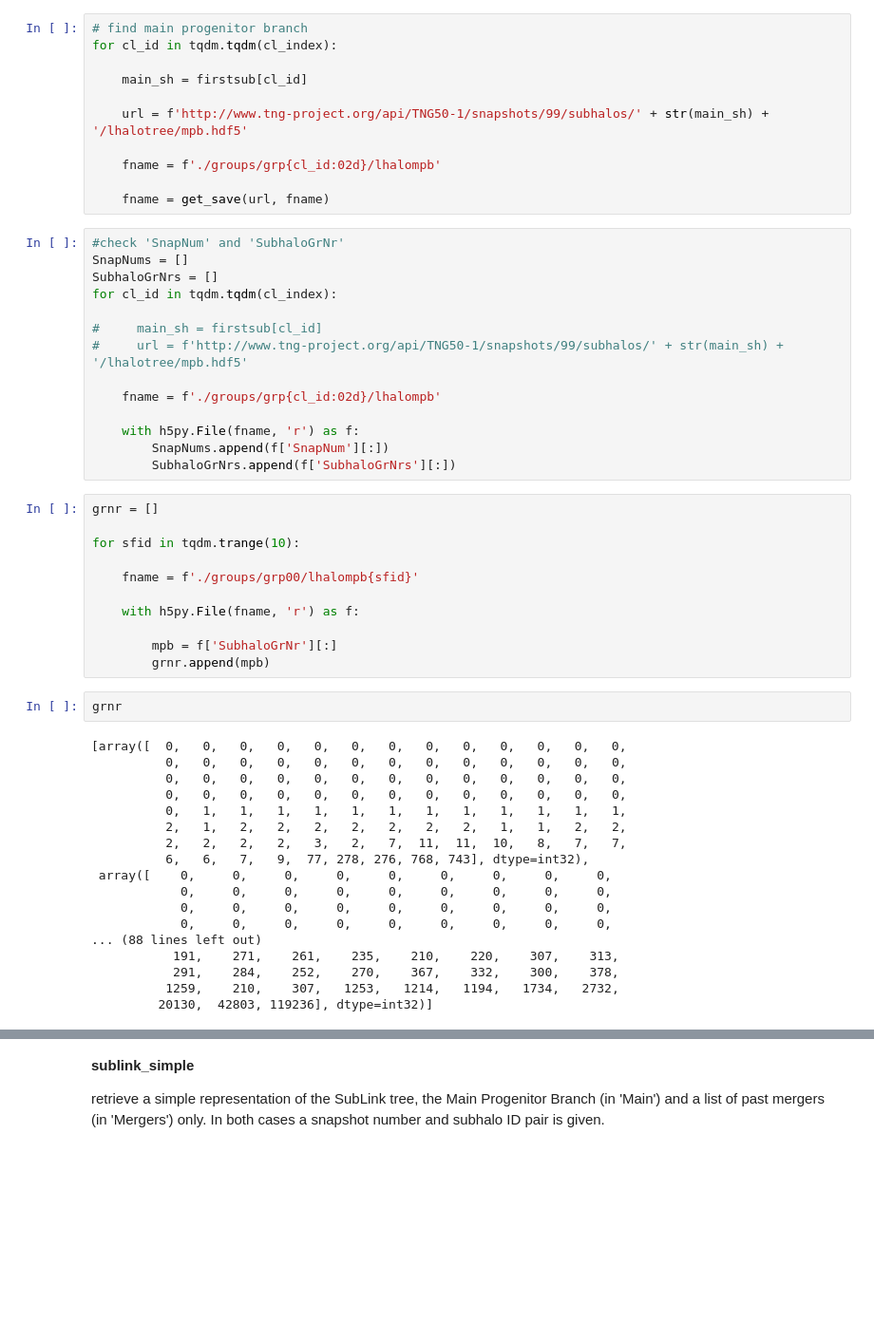
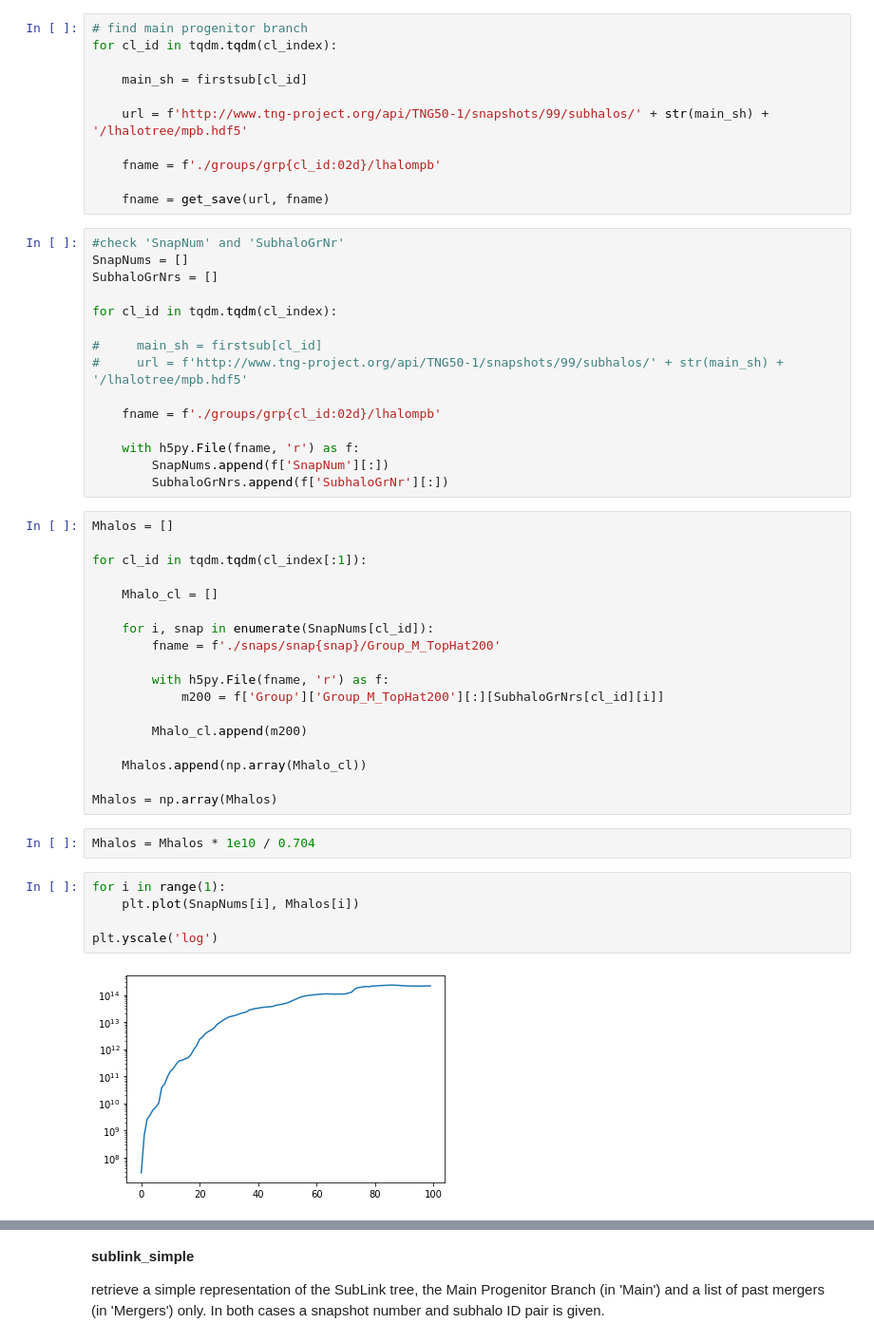
Before and after one commit to eunheeko/WFMinIllustrisTNG, a Jupyter notebook: Illustris.ipynb, the cells around one changed output, grey strips where cells are left out. Shown: that part at 95% size. Drawn from its saved outputs; the diff is of its cells as text; blank space fills up the shorter version.

```diff
--- a/Illustris.ipynb
+++ b/Illustris.ipynb
@@ -187,6 +157,7 @@ for cl_id in tqdm.tqdm(cl_index):
 #check 'SnapNum' and 'SubhaloGrNr'
 SnapNums = []
 SubhaloGrNrs = []
+
 for cl_id in tqdm.tqdm(cl_index):
 
 #     main_sh = firstsub[cl_id]
@@ -196,35 +167,31 @@ for cl_id in tqdm.tqdm(cl_index):
 
     with h5py.File(fname, 'r') as f:
         SnapNums.append(f['SnapNum'][:])
-        SubhaloGrNrs.append(f['SubhaloGrNrs'][:])
+        SubhaloGrNrs.append(f['SubhaloGrNr'][:])
-# %%
-grnr = []
-
-for sfid in tqdm.trange(10):
-
-    fname = f'./groups/grp00/lhalompb{sfid}'
-
-    with h5py.File(fname, 'r') as f:
-
-        mpb = f['SubhaloGrNr'][:]
-        grnr.append(mpb)
-# %%
-grnr
-# %% [output]
-[array([  0,   0,   0,   0,   0,   0,   0,   0,   0,   0,   0,   0,   0,
-          0,   0,   0,   0,   0,   0,   0,   0,   0,   0,   0,   0,   0,
-          0,   0,   0,   0,   0,   0,   0,   0,   0,   0,   0,   0,   0,
-          0,   0,   0,   0,   0,   0,   0,   0,   0,   0,   0,   0,   0,
-          0,   1,   1,   1,   1,   1,   1,   1,   1,   1,   1,   1,   1,
-          2,   1,   2,   2,   2,   2,   2,   2,   2,   1,   1,   2,   2,
-          2,   2,   2,   2,   3,   2,   7,  11,  11,  10,   8,   7,   7,
-          6,   6,   7,   9,  77, 278, 276, 768, 743], dtype=int32),
- array([    0,     0,     0,     0,     0,     0,     0,     0,     0,
-            0,     0,     0,     0,     0,     0,     0,     0,     0,
-            0,     0,     0,     0,     0,     0,     0,     0,     0,
-            0,     0,     0,     0,     0,     0,     0,     0,     0,
-... (88 lines left out)
-           191,    271,    261,    235,    210,    220,    307,    313,
-           291,    284,    252,    270,    367,    332,    300,    378,
-          1259,    210,    307,   1253,   1214,   1194,   1734,   2732,
-         20130,  42803, 119236], dtype=int32)]
+# %%
+Mhalos = []
+
+for cl_id in tqdm.tqdm(cl_index[:1]):
+
+    Mhalo_cl = []
+
+    for i, snap in enumerate(SnapNums[cl_id]):
+        fname = f'./snaps/snap{snap}/Group_M_TopHat200'
+
+        with h5py.File(fname, 'r') as f:
+            m200 = f['Group']['Group_M_TopHat200'][:][SubhaloGrNrs[cl_id][i]]
+
+        Mhalo_cl.append(m200)
+
+    Mhalos.append(np.array(Mhalo_cl))
+
+Mhalos = np.array(Mhalos)
+# %%
+Mhalos = Mhalos * 1e10 / 0.704
+# %%
+for i in range(1):
+    plt.plot(SnapNums[i], Mhalos[i])
+
+plt.yscale('log')
+# %% [output]
+[figure, added]
```
Also changed, not shown: parts of 44 cells of this notebook.
